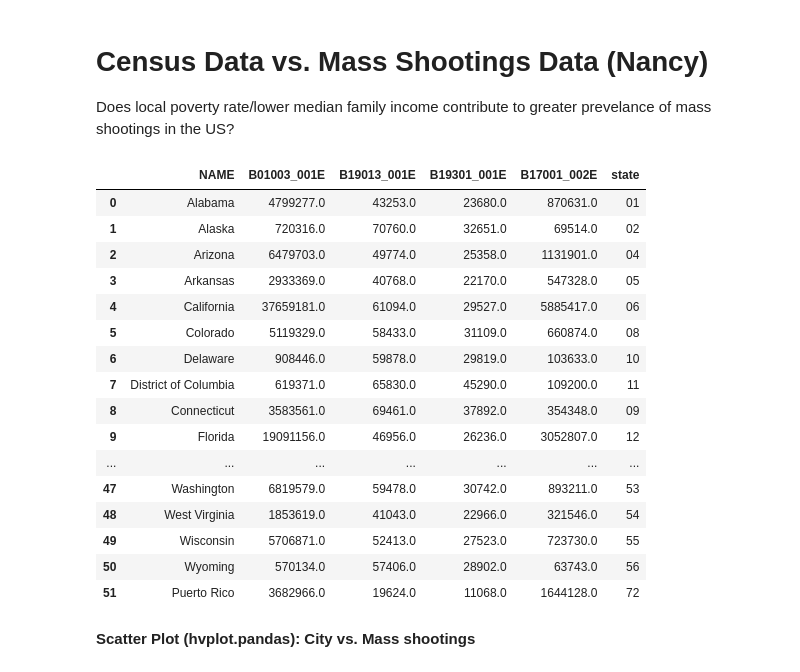
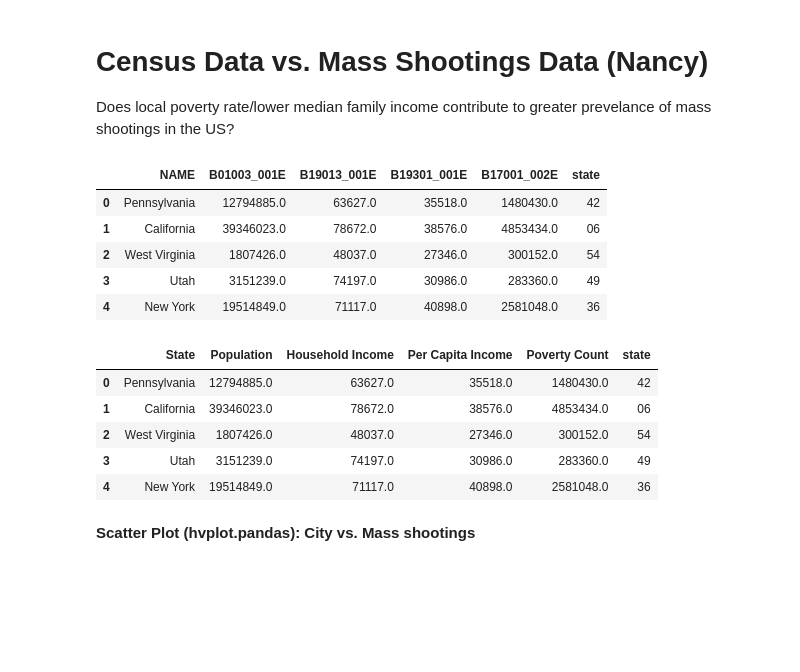
Before and after one commit to leah-apking/project1-mass-shootings, a Jupyter notebook: Project 1_instructions .ipynb, the cells around one changed output. Saved outputs shown, nothing was run; the diff lists cells and outputs as text; code cells hidden in the pictures; blank space fills up the shorter version.

Commit message:
More census

```diff
--- a/Project 1_instructions .ipynb
+++ b/Project 1_instructions .ipynb
@@ -203,41 +201,29 @@ bar_chart_per_year
 Does local poverty rate/lower median family income contribute to greater prevelance of mass shootings in the US?
 # %%
 # API Call to get Cencus Data (population) by State
-census_population = Census(
+
+c = Census(
     api_key,
-    year = "2020"
-
+    year = 2020
 )
 
 census_data = c.acs5.get(
-    (
-        "NAME",
-        "B01003_001E",
-        "B19013_001E",
-        "B19301_001E",
-        "B17001_002E"
+    ("NAME",
+     "B01003_001E",
+     "B19013_001E",
+     "B19301_001E",
+     "B17001_002E"
     ),
     {'for': 'state:*'}
 )
 
 # Convert to DataFrame
 census_pd = pd.DataFrame(census_data)
-census_pd
+census_pd.head()
 # %% [output]
 |  | NAME | B01003_001E | B19013_001E | B19301_001E | B17001_002E | state |
-| 0 | Alabama | 4799277.0 | 43253.0 | 23680.0 | 870631.0 | 01 |
-| 1 | Alaska | 720316.0 | 70760.0 | 32651.0 | 69514.0 | 02 |
-| 2 | Arizona | 6479703.0 | 49774.0 | 25358.0 | 1131901.0 | 04 |
-| 3 | Arkansas | 2933369.0 | 40768.0 | 22170.0 | 547328.0 | 05 |
-| 4 | California | 37659181.0 | 61094.0 | 29527.0 | 5885417.0 | 06 |
-| 5 | Colorado | 5119329.0 | 58433.0 | 31109.0 | 660874.0 | 08 |
-| 6 | Delaware | 908446.0 | 59878.0 | 29819.0 | 103633.0 | 10 |
-| 7 | District of Columbia | 619371.0 | 65830.0 | 45290.0 | 109200.0 | 11 |
-| 8 | Connecticut | 3583561.0 | 69461.0 | 37892.0 | 354348.0 | 09 |
-| 9 | Florida | 19091156.0 | 46956.0 | 26236.0 | 3052807.0 | 12 |
-| ... | ... | ... | ... | ... | ... | ... |
-| 47 | Washington | 6819579.0 | 59478.0 | 30742.0 | 893211.0 | 53 |
-| 48 | West Virginia | 1853619.0 | 41043.0 | 22966.0 | 321546.0 | 54 |
-| 49 | Wisconsin | 5706871.0 | 52413.0 | 27523.0 | 723730.0 | 55 |
-| 50 | Wyoming | 570134.0 | 57406.0 | 28902.0 | 63743.0 | 56 |
-| 51 | Puerto Rico | 3682966.0 | 19624.0 | 11068.0 | 1644128.0 | 72 |
+| 0 | Pennsylvania | 12794885.0 | 63627.0 | 35518.0 | 1480430.0 | 42 |
+| 1 | California | 39346023.0 | 78672.0 | 38576.0 | 4853434.0 | 06 |
+| 2 | West Virginia | 1807426.0 | 48037.0 | 27346.0 | 300152.0 | 54 |
+| 3 | Utah | 3151239.0 | 74197.0 | 30986.0 | 283360.0 | 49 |
+| 4 | New York | 19514849.0 | 71117.0 | 40898.0 | 2581048.0 | 36 |
@@ -246,3 +230,20 @@ census_pd
+# %%
+# Rename columns
+cencus_data_complete = census_pd.rename(columns={
+    "NAME": "State",
+    "B01003_001E": "Population",
+    "B19013_001E": "Household Income",
+    "B19301_001E": "Per Capita Income",
+    "B17001_002E": "Poverty Count"
+})
+cencus_data_complete.head()
+# %% [output]
+|  | State | Population | Household Income | Per Capita Income | Poverty Count | state |
+| 0 | Pennsylvania | 12794885.0 | 63627.0 | 35518.0 | 1480430.0 | 42 |
+| 1 | California | 39346023.0 | 78672.0 | 38576.0 | 4853434.0 | 06 |
+| 2 | West Virginia | 1807426.0 | 48037.0 | 27346.0 | 300152.0 | 54 |
+| 3 | Utah | 3151239.0 | 74197.0 | 30986.0 | 283360.0 | 49 |
+| 4 | New York | 19514849.0 | 71117.0 | 40898.0 | 2581048.0 | 36 |
 # %%
 # Convert the poverty rate data into a Pandas DataFrame
 # %%
```
Also changed, not shown: parts of 8 cells of this notebook, 1 other file.
